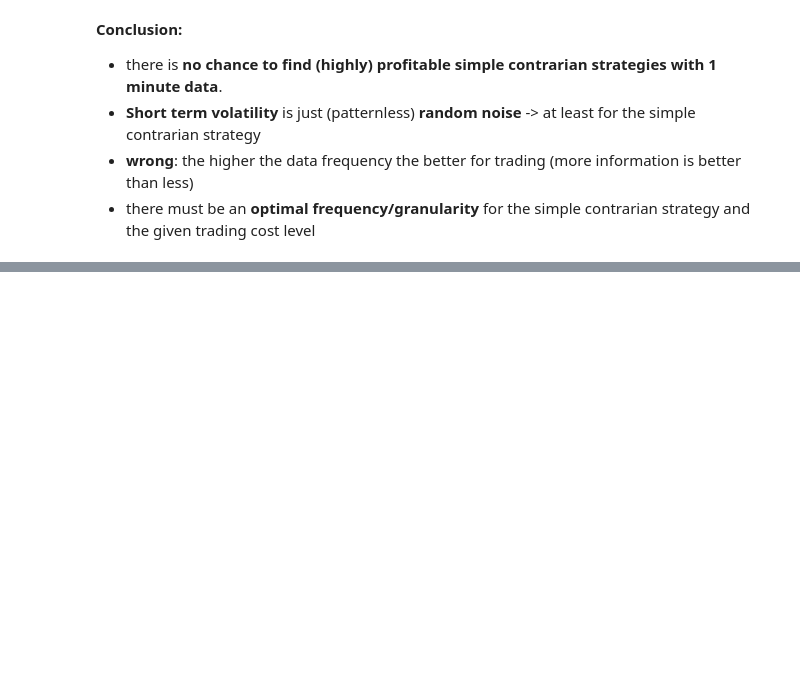
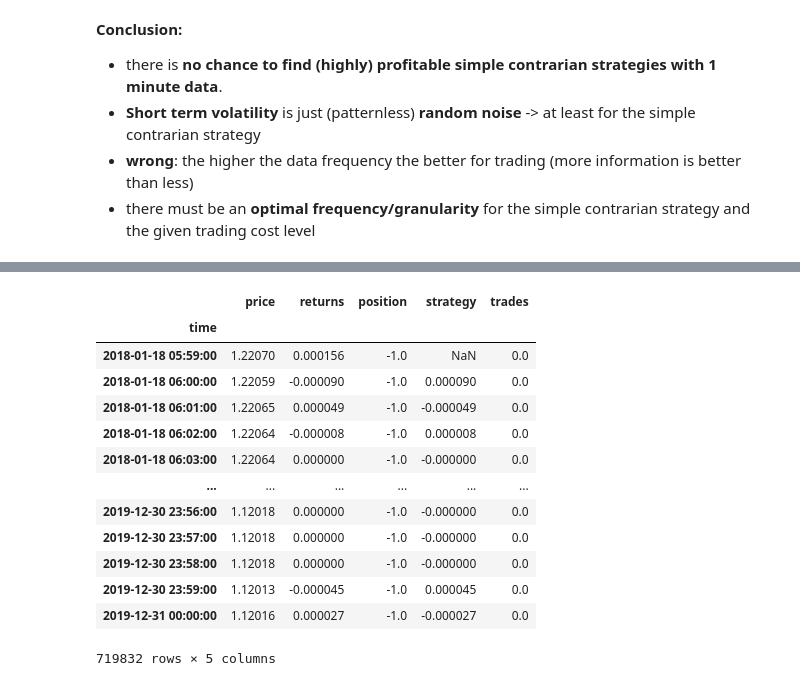
Before and after one commit to mlvhub/quant-learning, a Jupyter notebook: performance-optimization-and-risk-management-for-trading/13-strategy-optimization-smoothing/13-strategy-optimization-smoothing.ipynb, the cells around one changed output, grey strips where cells are left out. Saved outputs shown, nothing was run; the diff lists cells and outputs as text; code cells hidden in the pictures; blank space fills up the shorter version.

```diff
--- a/performance-optimization-and-risk-management-for-trading/13-strategy-optimization-smoothing/13-strategy-optimization-smoothing.ipynb
+++ b/performance-optimization-and-risk-management-for-trading/13-strategy-optimization-smoothing/13-strategy-optimization-smoothing.ipynb
@@ -610,0 +857,3 @@ __Conclusion:__
+# %%
+data["position"] = resamp.position.shift()
+data
@@ -610,0 +875,3 @@ __Conclusion:__
+# %%
+data.position = data.position.shift(-1).ffill() # shift back one bar and then forward fill for the next 180 minutes
+data
@@ -610,0 +915,19 @@ __Conclusion:__
+# %%
+data["trades"] = data.position.diff().fillna(0).abs()
+data.strategy = data.strategy - data.trades * ptc
+data
+# %% [output]
+|  | price | returns | position | strategy | trades |
+| time |  |  |  |  |  |
+| 2018-01-18 05:59:00 | 1.22070 | 0.000156 | -1.0 | NaN | 0.0 |
+| 2018-01-18 06:00:00 | 1.22059 | -0.000090 | -1.0 | 0.000090 | 0.0 |
+| 2018-01-18 06:01:00 | 1.22065 | 0.000049 | -1.0 | -0.000049 | 0.0 |
+| 2018-01-18 06:02:00 | 1.22064 | -0.000008 | -1.0 | 0.000008 | 0.0 |
+| 2018-01-18 06:03:00 | 1.22064 | 0.000000 | -1.0 | -0.000000 | 0.0 |
+| ... | ... | ... | ... | ... | ... |
+| 2019-12-30 23:56:00 | 1.12018 | 0.000000 | -1.0 | -0.000000 | 0.0 |
+| 2019-12-30 23:57:00 | 1.12018 | 0.000000 | -1.0 | -0.000000 | 0.0 |
+| 2019-12-30 23:58:00 | 1.12018 | 0.000000 | -1.0 | -0.000000 | 0.0 |
+| 2019-12-30 23:59:00 | 1.12013 | -0.000045 | -1.0 | 0.000045 | 0.0 |
+| 2019-12-31 00:00:00 | 1.12016 | 0.000027 | -1.0 | -0.000027 | 0.0 |
+719832 rows × 5 columns
```
Also changed, not shown: parts of 30 cells of this notebook, 1 other file.
